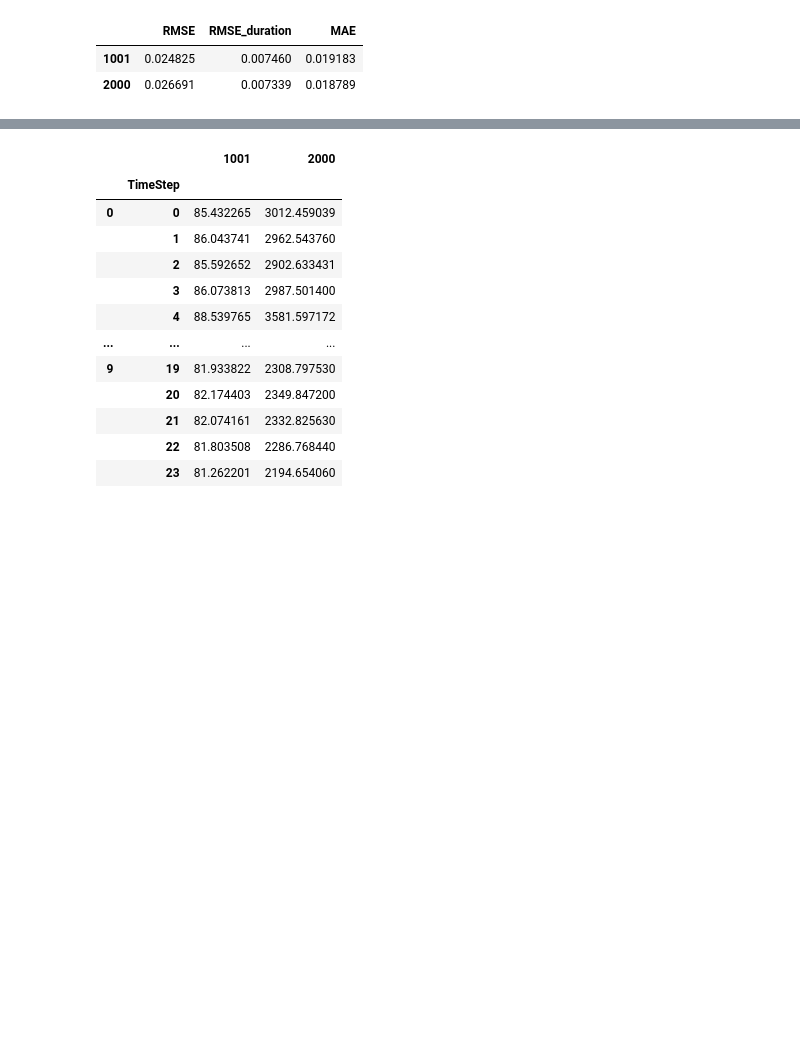
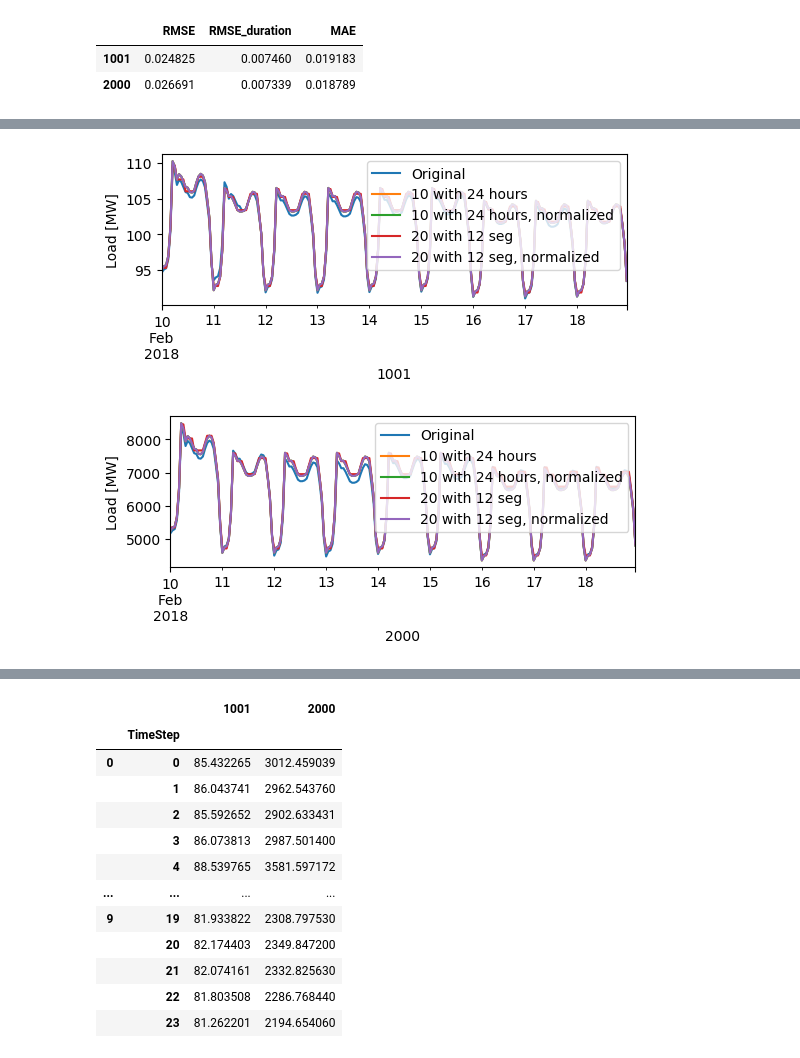
Before and after one commit to viole-i/Outputs_Thesis_DLR, a Jupyter notebook: Landkreisgasbedarf zusammenfassen.ipynb, the cells around one changed output, grey strips where cells are left out. Cells and saved outputs as stored; diff of their text form; code cells hidden in the pictures; blank space fills up the shorter version.

```diff
--- a/Landkreisgasbedarf zusammenfassen.ipynb
+++ b/Landkreisgasbedarf zusammenfassen.ipynb
@@ -144,8 +180,14 @@ plotTS(predictedPeriodsSeg[param], 24, vmin = raw[param].min(), vmax = raw[param
 # %%
-fig, axes = plt.subplots(figsize = [6, 2], dpi = 100, nrows = 1, ncols = 1)
-raw['1001']['20180210':'20180218'].plot(label = 'Original')
-predicted10['1001']['20180210':'20180218'].plot(label = '10 with 24 hours')
-predicted10normb['1001']['20180210':'20180218'].plot(label = '10 with 24 hours, normalized')
-predicted20['1001']['20180210':'20180218'].plot(label = '20 with 12 seg')
-plt.legend()
-plt.ylabel('Load [MW]')
+for region in raw:
+    fig, axes = plt.subplots(figsize = [6, 2], dpi = 100, nrows = 1, ncols = 1)
+    raw[region]['20180210':'20180218'].plot(label = 'Original')
+    predicted10[region]['20180210':'20180218'].plot(label = '10 with 24 hours')
+    predicted10normed[region]['20180210':'20180218'].plot(label = '10 with 24 hours, normalized')
+    predicted20[region]['20180210':'20180218'].plot(label = '20 with 12 seg')
+    predicted20normed[region]['20180210':'20180218'].plot(label = '20 with 12 seg, normalized')
+    plt.legend()
+    plt.ylabel('Load [MW]')
+    plt.xlabel(region)
+# %% [output]
+[figure, added]
+[figure, added]
```
Also changed, not shown: parts of 16 cells of this notebook.
